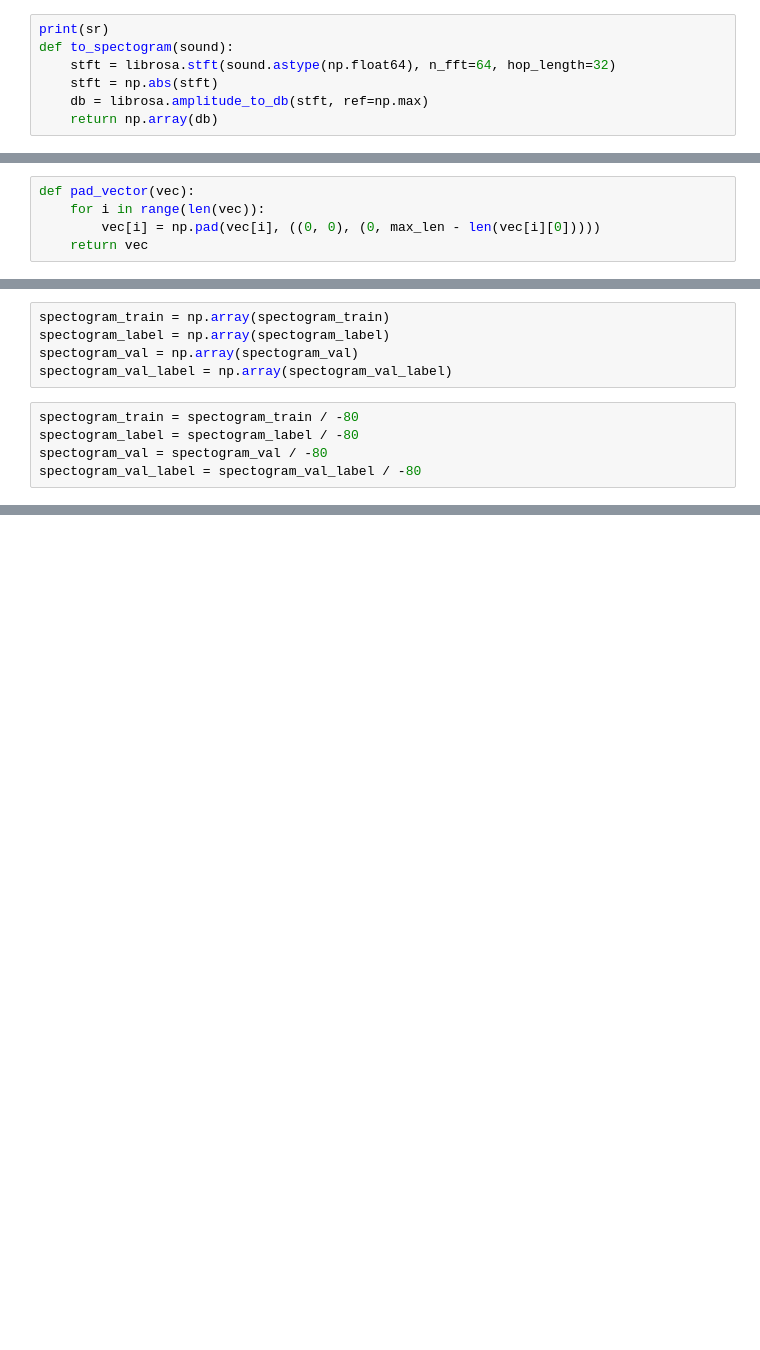
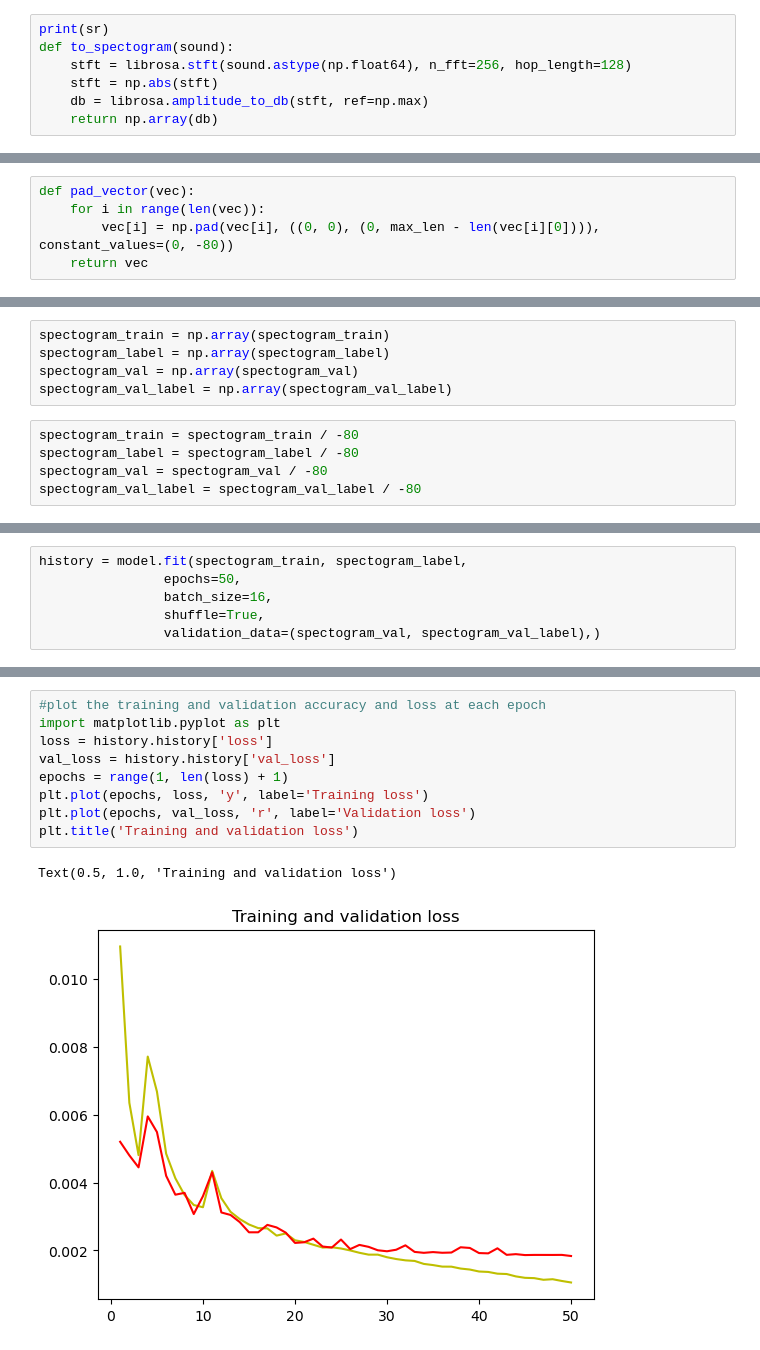
Before and after one commit to dimi999/Denoising---Dog-Sounds, a Jupyter notebook: train.ipynb, the cells around one changed output, grey strips where cells are left out. Cells and saved outputs as stored; diff of their text form; blank space fills up the shorter version.

```diff
--- a/train.ipynb
+++ b/train.ipynb
@@ -19,7 +27,7 @@ X_train, X_test, y_train, y_test = train_test_split(sounds_dataset, label_datase
 # %%
 print(sr)
 def to_spectogram(sound):
-    stft = librosa.stft(sound.astype(np.float64), n_fft=64, hop_length=32)
+    stft = librosa.stft(sound.astype(np.float64), n_fft=256, hop_length=128)
     stft = np.abs(stft)
     db = librosa.amplitude_to_db(stft, ref=np.max)
     return np.array(db)
@@ -90,7 +98,7 @@ print(len(spectogram_train[0]))
 # %%
 def pad_vector(vec):
     for i in range(len(vec)):
-        vec[i] = np.pad(vec[i], ((0, 0), (0, max_len - len(vec[i][0]))))
+        vec[i] = np.pad(vec[i], ((0, 0), (0, max_len - len(vec[i][0]))), constant_values=(0, -80))
     return vec
 # %%
 spectogram_train = pad_vector(spectogram_train)
@@ -111,0 +211,6 @@ print(spectogram_train.shape)
+# %%
+history = model.fit(spectogram_train, spectogram_label,
+                epochs=50,
+                batch_size=16,
+                shuffle=True,
+                validation_data=(spectogram_val, spectogram_val_label),)
@@ -111,0 +244,12 @@ print(spectogram_train.shape)
+# %%
+#plot the training and validation accuracy and loss at each epoch
+import matplotlib.pyplot as plt
+loss = history.history['loss']
+val_loss = history.history['val_loss']
+epochs = range(1, len(loss) + 1)
+plt.plot(epochs, loss, 'y', label='Training loss')
+plt.plot(epochs, val_loss, 'r', label='Validation loss')
+plt.title('Training and validation loss')
+# %% [output]
+Text(0.5, 1.0, 'Training and validation loss')
+[figure, added]
```
Also changed, not shown: parts of 22 cells of this notebook, 12 other files.
